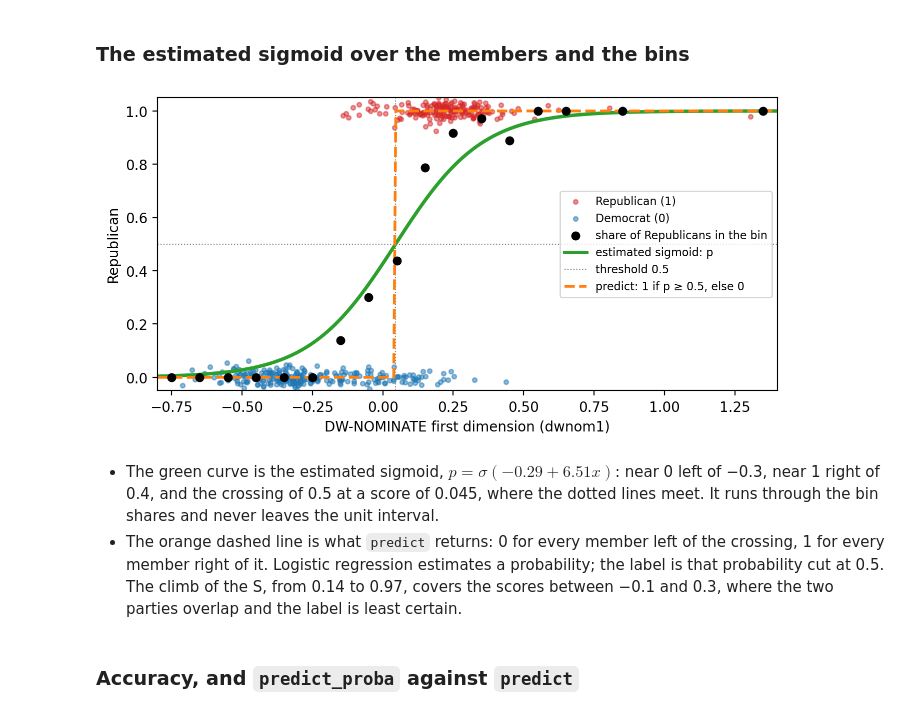
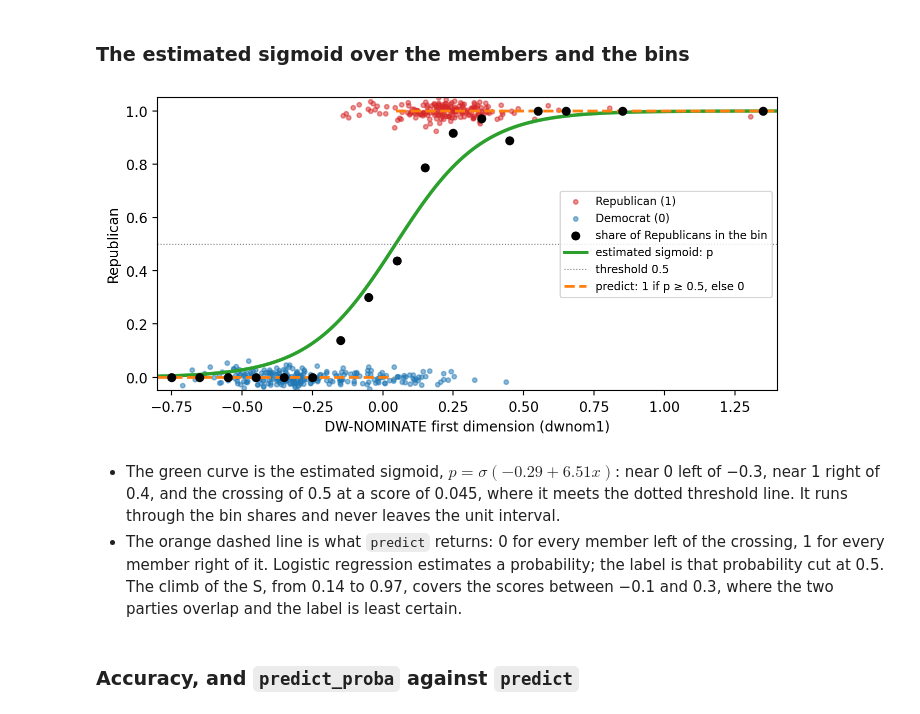
Before and after one commit to KengChiChang/QSS20_FA26, a Jupyter notebook: lectures/lec13/lec13_supervised.ipynb, the cells around one changed output. Saved outputs shown, nothing was run; the diff lists cells and outputs as text; code cells hidden in the pictures.

```diff
--- a/lectures/lec13/lec13_supervised.ipynb
+++ b/lectures/lec13/lec13_supervised.ipynb
@@ -1076,26 +1076,26 @@ shown
 # %%
 curve = logit.predict_proba(pd.DataFrame({'dwnom1': grid}))[:, 1]
 crossing = -logit.intercept_[0] / logit.coef_[0, 0]
-label_line = (curve >= 0.5).astype(int)
+left, right = grid < crossing, grid >= crossing
 
 fig, ax = plt.subplots(figsize=(8, 3.8))
 outcome_plot(ax)
 ax.scatter(mids, shares['mean'], s=30, color='black', zorder=3,
            label='share of Republicans in the bin')
 ax.plot(grid, curve, color='C2', lw=2.5, label='estimated sigmoid: p')
 ax.axhline(0.5, color='grey', lw=0.8, ls=':', label='threshold 0.5')
-ax.axvline(crossing, color='grey', lw=0.8, ls=':')
-ax.plot(grid, label_line, color='C1', lw=2, ls='--',
+ax.plot(grid[left], np.zeros(left.sum()), color='C1', lw=2, ls='--',
         label='predict: 1 if p ≥ 0.5, else 0')
+ax.plot(grid[right], np.ones(right.sum()), color='C1', lw=2, ls='--')
 ax.set(ylim=(-0.05, 1.05))
 ax.legend(fontsize=8, loc='center right')
 plt.show()
 # %% [output]
-[figure, old version]
+[figure, new version]
 # %% [markdown]
 - The green curve is the estimated sigmoid, $p = \sigma(-0.29 + 6.51 x)$:
   near 0 left of −0.3, near 1 right of 0.4, and the crossing of 0.5 at a
-  score of 0.045, where the dotted lines meet. It runs through the bin
+  score of 0.045, where it meets the dotted threshold line. It runs through the bin
   shares and never leaves the unit interval.
 - The orange dashed line is what `predict` returns: 0 for every member
   left of the crossing, 1 for every member right of it. Logistic
```
Also changed, not shown: parts of 12 cells of this notebook.
